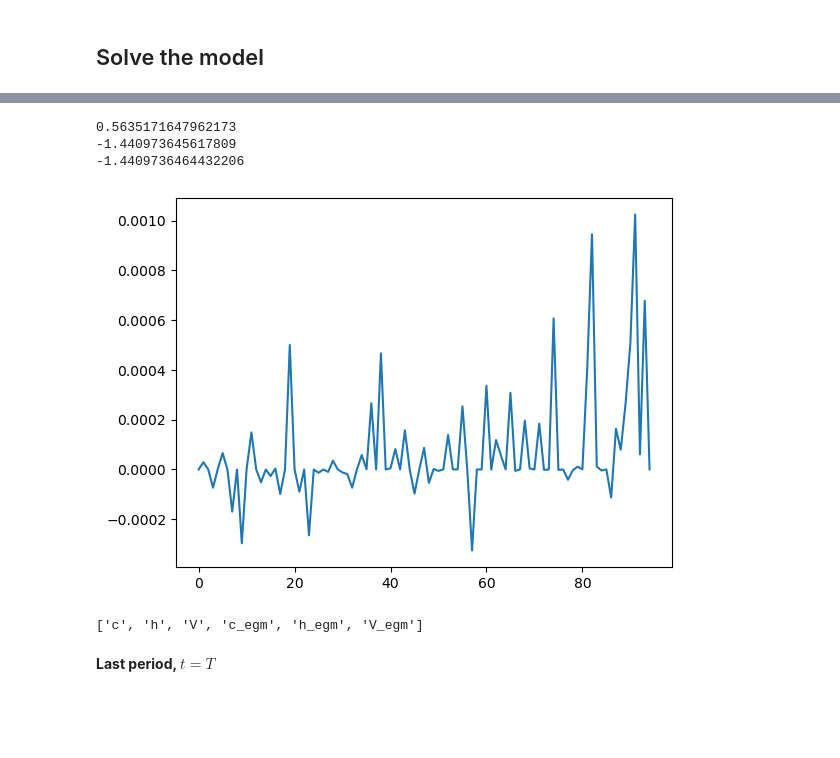
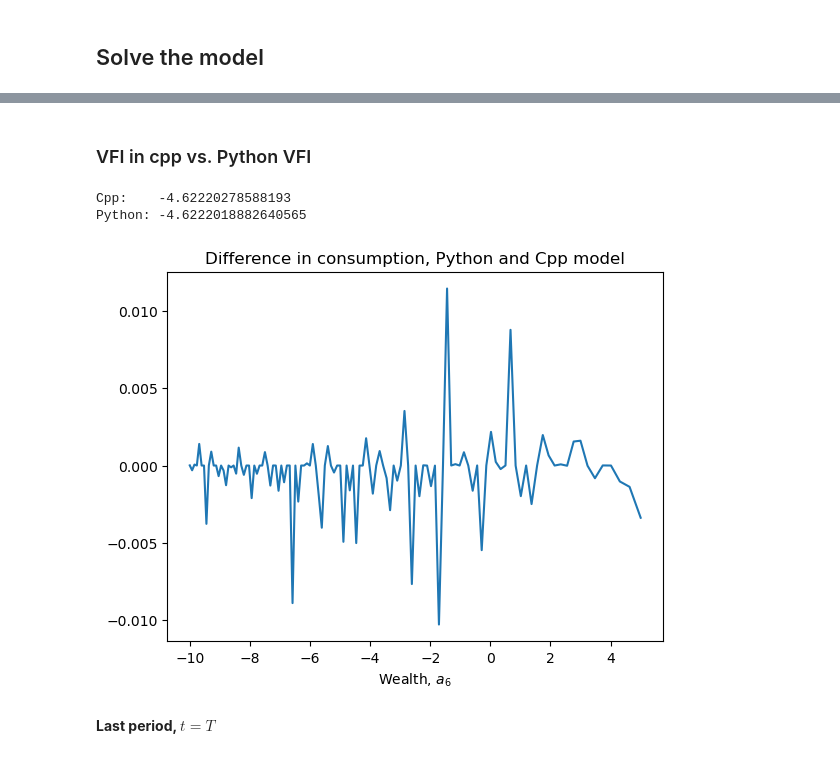
Before and after one commit to Goldfield1/HouseholdBehaviorTest, a Jupyter notebook: 01. Dynamic Labor Model.ipynb, the cells around one changed output, grey strips where cells are left out. Drawn from its saved outputs; the diff is of its cells as text; code cells hidden in the pictures; blank space fills up the shorter version.

```diff
--- a/01. Dynamic Labor Model.ipynb
+++ b/01. Dynamic Labor Model.ipynb
@@ -74,18 +82,22 @@ model_vfi.solve(method = "vfi")
+# %% [markdown]
+### VFI in cpp vs. Python VFI
 # %%
 t = par.T-1
 t = 6
 
-print(par.a_grid[70])
 diff = model.sol.c[t,:,0] - model_vfi.sol.c[t,:,0]
 
-plt.plot(diff)
-#plt.plot(model.sol.V[t,:,0])
-#plt.plot(model_vfi.sol.V[t,:,0])
+ax = plt.subplot(1,1,1)
+ax.plot(par.a_grid,diff)
+ax.title.set_text('Difference in consumption, Python and Cpp model')
+ax.set_xlabel(f'Wealth, $a_{t}$')
 
-print(sol.V[t,70,0])
-print(model_vfi.sol.V[t,70,0])
+# utility difference at a random point
+print(f'Cpp:    {model.sol.V[t,70,0]}')
+print(f'Python: {model_vfi.sol.V[t,70,0]}')
+
+# Cpp is SLIGHTLY less negative than Python, maybe cpp finds a sligghtly better solution?
 # %% [output]
-0.5635171647962173
--1.440973645617809
--1.4409736464432206
+Cpp:    -4.62220278588193
+Python: -4.6222018882640565
-[figure, old version]
+[figure, new version]
@@ -94,7 +104,3 @@ model_vfi.simulate()
-# %%
-list(sol.__dict__.keys())
-# %% [output]
-['c', 'h', 'V', 'c_egm', 'h_egm', 'V_egm']
 # %% [markdown]
 **Last period, $t=T$**
 # %%
```
Also changed, not shown: parts of 30 cells of this notebook, 7 other files.
